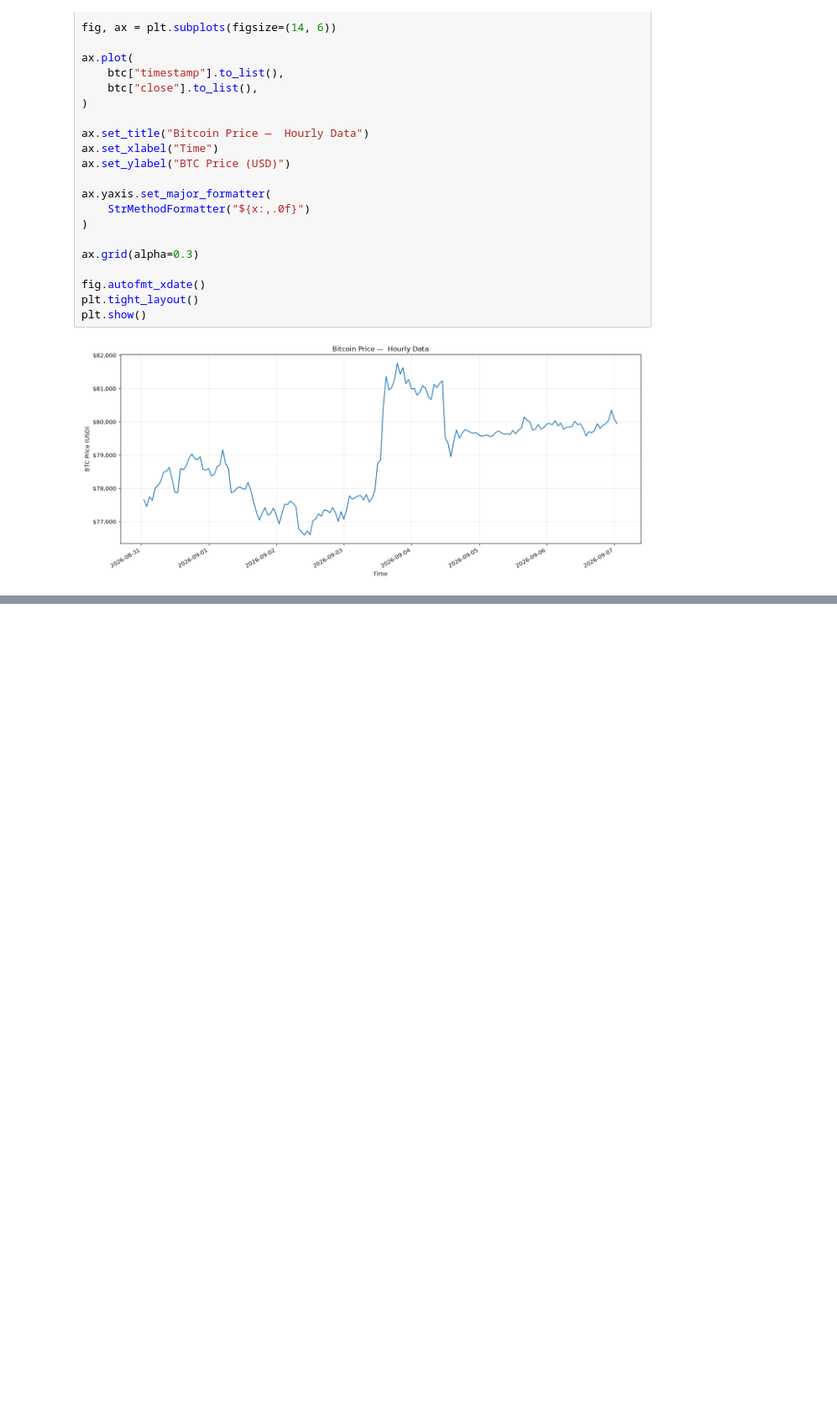
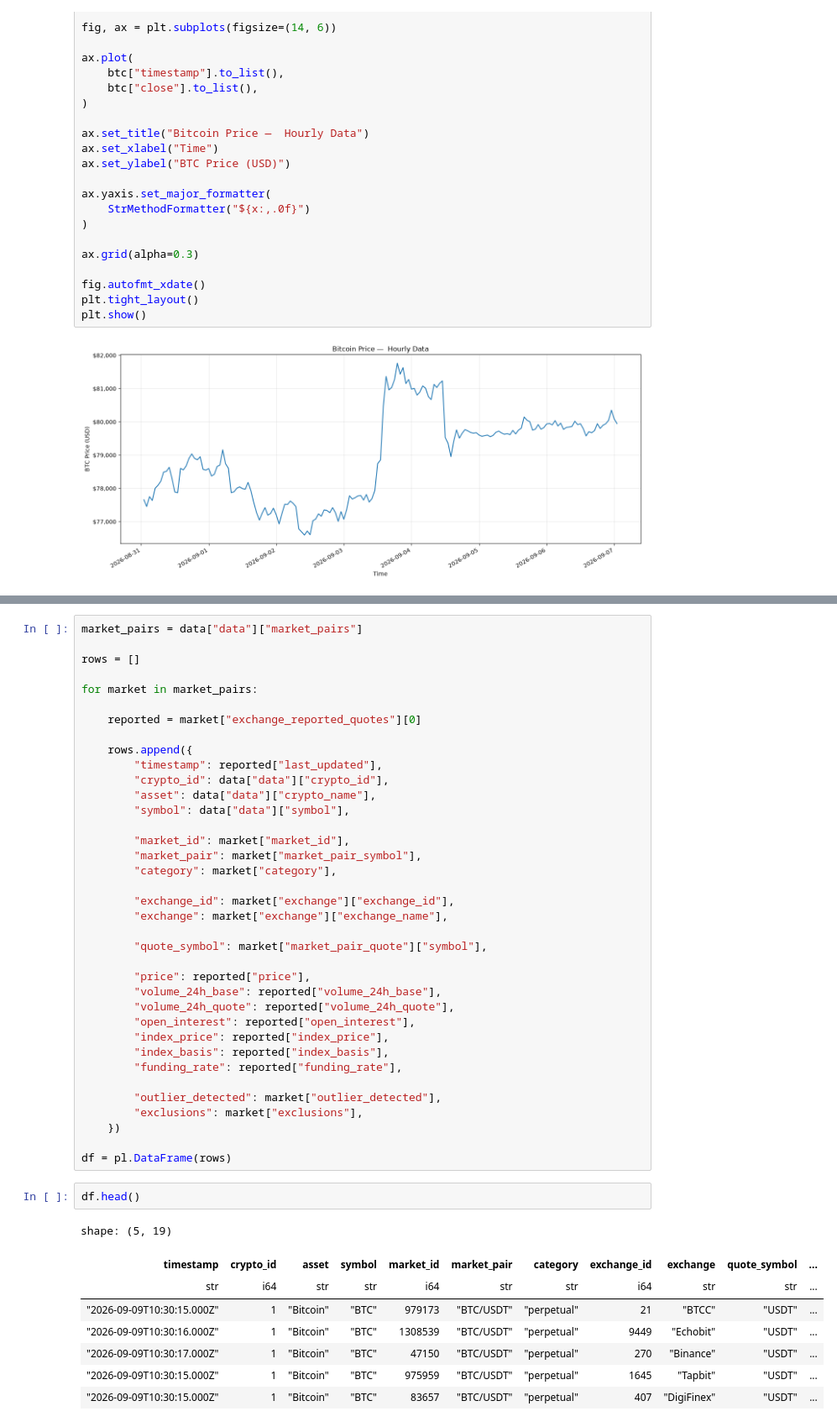
Before and after one commit to callumconnel1/crypto-derivatives-risk-radar, a Jupyter notebook: research/using_cmc_api.ipynb, the cells around one changed output, grey strips where cells are left out. Shown at 84% size. Cells and saved outputs as stored; diff of their text form; blank space fills up the shorter version.

```diff
--- a/research/using_cmc_api.ipynb
+++ b/research/using_cmc_api.ipynb
@@ -461,0 +560,48 @@ plt.show()
+# %%
+market_pairs = data["data"]["market_pairs"]
+
+rows = []
+
+for market in market_pairs:
+
+    reported = market["exchange_reported_quotes"][0]
+
+    rows.append({
+        "timestamp": reported["last_updated"],
+        "crypto_id": data["data"]["crypto_id"],
+        "asset": data["data"]["crypto_name"],
+        "symbol": data["data"]["symbol"],
+
+        "market_id": market["market_id"],
+        "market_pair": market["market_pair_symbol"],
+        "category": market["category"],
+
+        "exchange_id": market["exchange"]["exchange_id"],
+        "exchange": market["exchange"]["exchange_name"],
+
+        "quote_symbol": market["market_pair_quote"]["symbol"],
+
+        "price": reported["price"],
+        "volume_24h_base": reported["volume_24h_base"],
+        "volume_24h_quote": reported["volume_24h_quote"],
+        "open_interest": reported["open_interest"],
+        "index_price": reported["index_price"],
+        "index_basis": reported["index_basis"],
+        "funding_rate": reported["funding_rate"],
+
+        "outlier_detected": market["outlier_detected"],
+        "exclusions": market["exclusions"],
+    })
+
+df = pl.DataFrame(rows)
+# %%
+df.head()
+# %% [output]
+shape: (5, 19)
+| timestamp | crypto_id | asset | symbol | market_id | market_pair | category | exchange_id | exchange | quote_symbol | ... |
+| str | i64 | str | str | i64 | str | str | i64 | str | str | ... |
+| "2026-09-09T10:30:15.000Z" | 1 | "Bitcoin" | "BTC" | 979173 | "BTC/USDT" | "perpetual" | 21 | "BTCC" | "USDT" | ... |
+| "2026-09-09T10:30:16.000Z" | 1 | "Bitcoin" | "BTC" | 1308539 | "BTC/USDT" | "perpetual" | 9449 | "Echobit" | "USDT" | ... |
+| "2026-09-09T10:30:17.000Z" | 1 | "Bitcoin" | "BTC" | 47150 | "BTC/USDT" | "perpetual" | 270 | "Binance" | "USDT" | ... |
+| "2026-09-09T10:30:15.000Z" | 1 | "Bitcoin" | "BTC" | 975959 | "BTC/USDT" | "perpetual" | 1645 | "Tapbit" | "USDT" | ... |
+| "2026-09-09T10:30:15.000Z" | 1 | "Bitcoin" | "BTC" | 83657 | "BTC/USDT" | "perpetual" | 407 | "DigiFinex" | "USDT" | ... |
```
Also changed, not shown: parts of 34 cells of this notebook, 16 other files.
